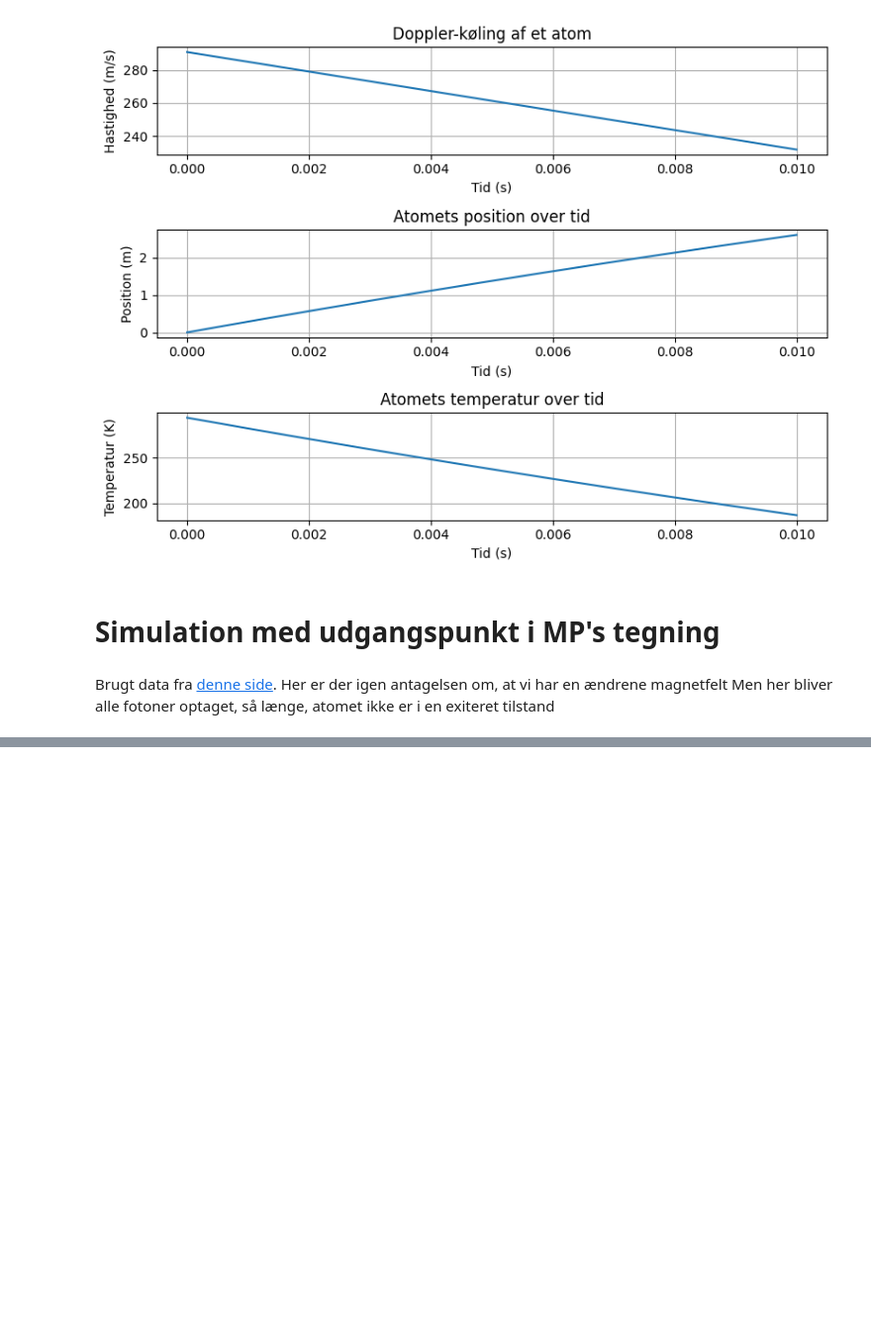
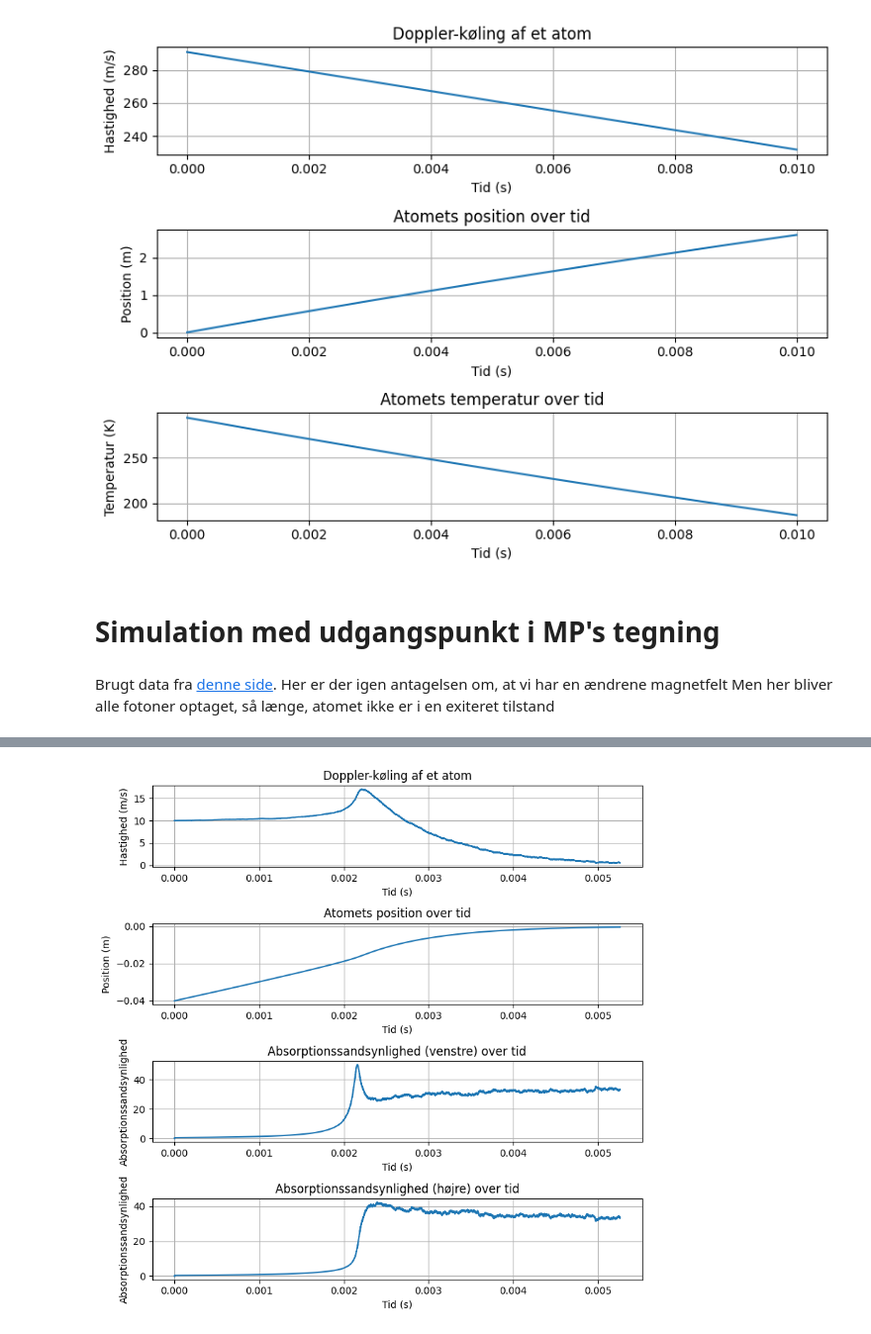
Before and after one commit to madsananhansen/Dopplerk-ling, a Jupyter notebook: Laserkøling.ipynb, the cells around one changed output, grey strips where cells are left out. Shown: that part at 99% size. Drawn from its saved outputs; the diff is of its cells as text; code cells hidden in the pictures; blank space fills up the shorter version.

```diff
--- a/Laserkøling.ipynb
+++ b/Laserkøling.ipynb
@@ -169,0 +195,95 @@ plt.show()
+# %%
+import matplotlib.pyplot as plt
+import numpy as np
+from numpy import random
+
+#Switches
+Doppler=1   #Doppler cooling til (1) , fra (0)
+Magnet=1    #Magnetfelt til (1), fra (0)
+
+# Fysiske konstanter
+mass = 1.44e-25  # Masse af atomet (ca. for et Rubidium-87 atom) i kg
+h = 6.62606876e-34  # Plancks konstant
+hbar = h/(2*np.pi)  # Plancks reducerede konstant
+k_B = 1.38e-23  # Boltzmanns konstant
+mu_B = 9.27e-24  # Bohr magneton
+Lambda = 780e-9
+k=2*np.pi/Lambda*Doppler # Bølgetal   (Doppler kan slå Doppler køling til/fra)
+p_foton = h/Lambda
+linewidth=38e6  # Linjebredde i Hz
+dt=2/linewidth  # Set timestep til
+
+B_Field_gradient=0.1*Magnet  # Gradient af magnetfeltet i T/m
+
+s0=1  # Saturation parameter
+delta_laser = -linewidth/2  # Detuning i Hz
+
+maxsteps=100000
+
+initial_velocity = 10 # Starthastighed i m/s
+initial_position = -0.04 #startrposition i meter
+
+
+
+def simulate_motion():
+    """Simulerer atomets bevægelse over tid med en start hastighed."""
+    v = np.zeros(maxsteps)
+    x = np.zeros(maxsteps)
+    t = np.zeros(maxsteps)
+    delta_left = np.zeros(maxsteps)
+    delta_right = np.zeros(maxsteps)
+    abs_prob_left = np.zeros(maxsteps)
+    abs_prob_right = np.zeros(maxsteps)
+    v[0] = initial_velocity  # Start med en initial hastighed
+    x[0] = initial_position  # Start med en i   nitial hastighed
+    for i in range(1, maxsteps):
+        delta_left[i]=delta_laser-k*v[i-1]-mu_B*B_Field_gradient*x[i-1]/hbar  # Effektiv detuning = doppler shift - zeeman shift
+        delta_right[i]=delta_laser+k*v[i-1]+mu_B*B_Field_gradient*x[i-1]/hbar
+        abs_prob_left[i]=s0/(1+s0+(2*delta_left[i]/linewidth)**2)
+        abs_prob_right[i]=s0/(1+s0+(2*delta_right[i]/linewidth)**2)
+        rn_left=random.rand()
+        rn_right=random.rand()
+        v[i] = v[i-1]   # Ingen ændring i hastighed uden absorption
+        if rn_left<abs_prob_left[i]:  #absorptionshændelse fra venstre laser
+            v[i] = v[i] + p_foton/mass
+        if rn_right<abs_prob_right[i]:  #absorptionshændelse fra højre laser
+            v[i] = v[i] - p_foton/mass
+        x[i] = x[i-1] + v[i] * dt
+        t[i] = t[i-1] + dt
+        if (i%1000==0):
+            print(v[i])
+
+    return x, v, t, abs_prob_left, abs_prob_right
+
+# Kør simuleringen med en start hastighed
+x_vals, v_vals, t_vals, abs_left, abs_right = simulate_motion()
+
+# Plot resultaterne
+fig, ax = plt.subplots(4, 1, figsize=(8, 8))
+ax[0].plot(t_vals, v_vals)
+ax[0].set_xlabel("Tid (s)")
+ax[0].set_ylabel("Hastighed (m/s)")
+ax[0].set_title("Doppler-køling af et atom")
+ax[0].grid()
+
+ax[1].plot(t_vals, x_vals)
+ax[1].set_xlabel("Tid (s)")
+ax[1].set_ylabel("Position (m)")
+ax[1].set_title("Atomets position over tid")
+ax[1].grid()
+
+ax[2].plot(t_vals, abs_left*100)
+ax[2].set_xlabel("Tid (s)")
+ax[2].set_ylabel("Absorptionssandsynlighed")
+ax[2].set_title("Absorptionssandsynlighed (venstre) over tid")
+ax[2].grid()
+
+ax[3].plot(t_vals, abs_right*100)
+ax[3].set_xlabel("Tid (s)")
+ax[3].set_ylabel("Absorptionssandsynlighed")
+ax[3].set_title("Absorptionssandsynlighed (højre) over tid")
+ax[3].grid()
+
+plt.tight_layout()
+plt.show()
+# %% [output]
@@ -169,0 +307 @@ plt.show()
+[figure, added]
```
Also changed, not shown: parts of 2 cells of this notebook.
